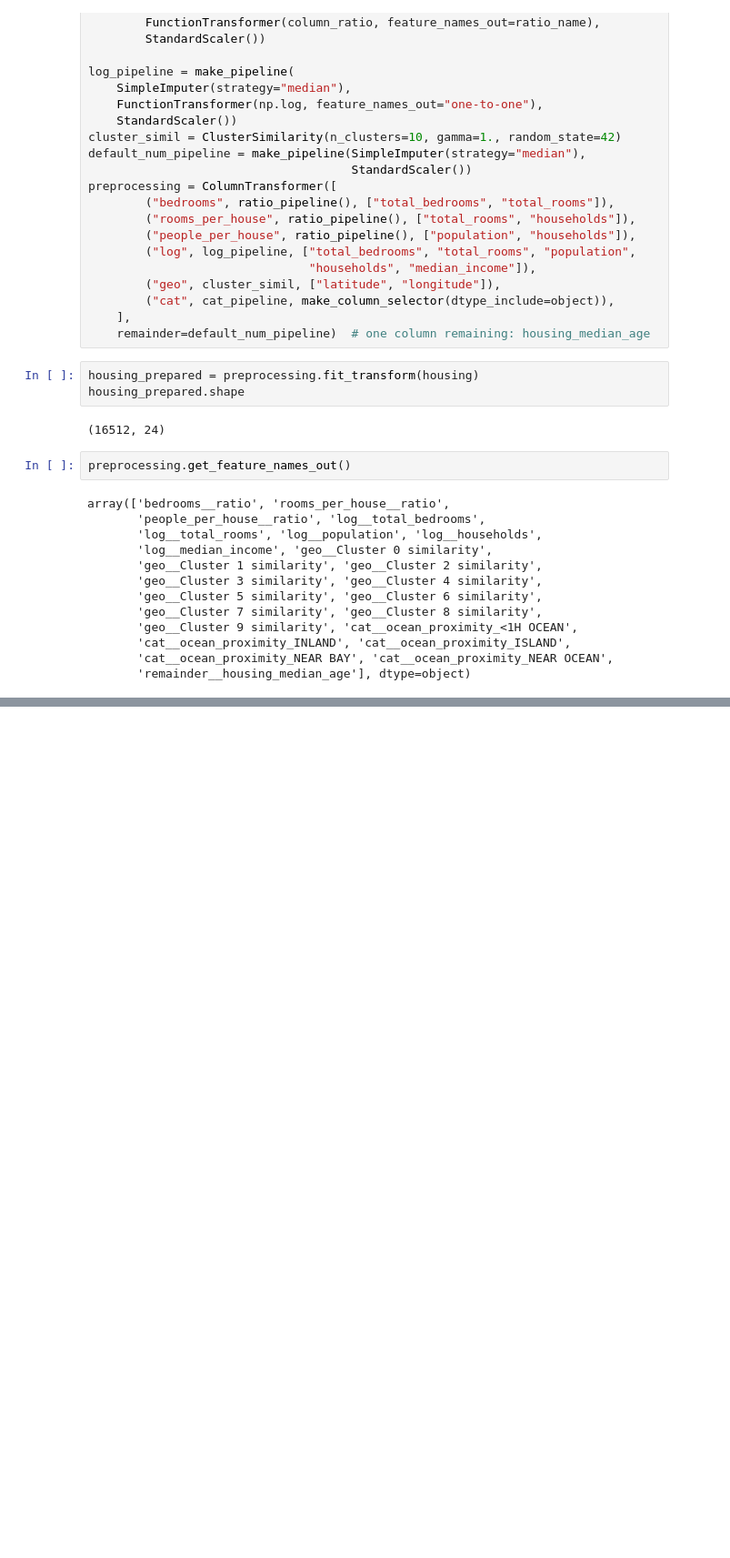
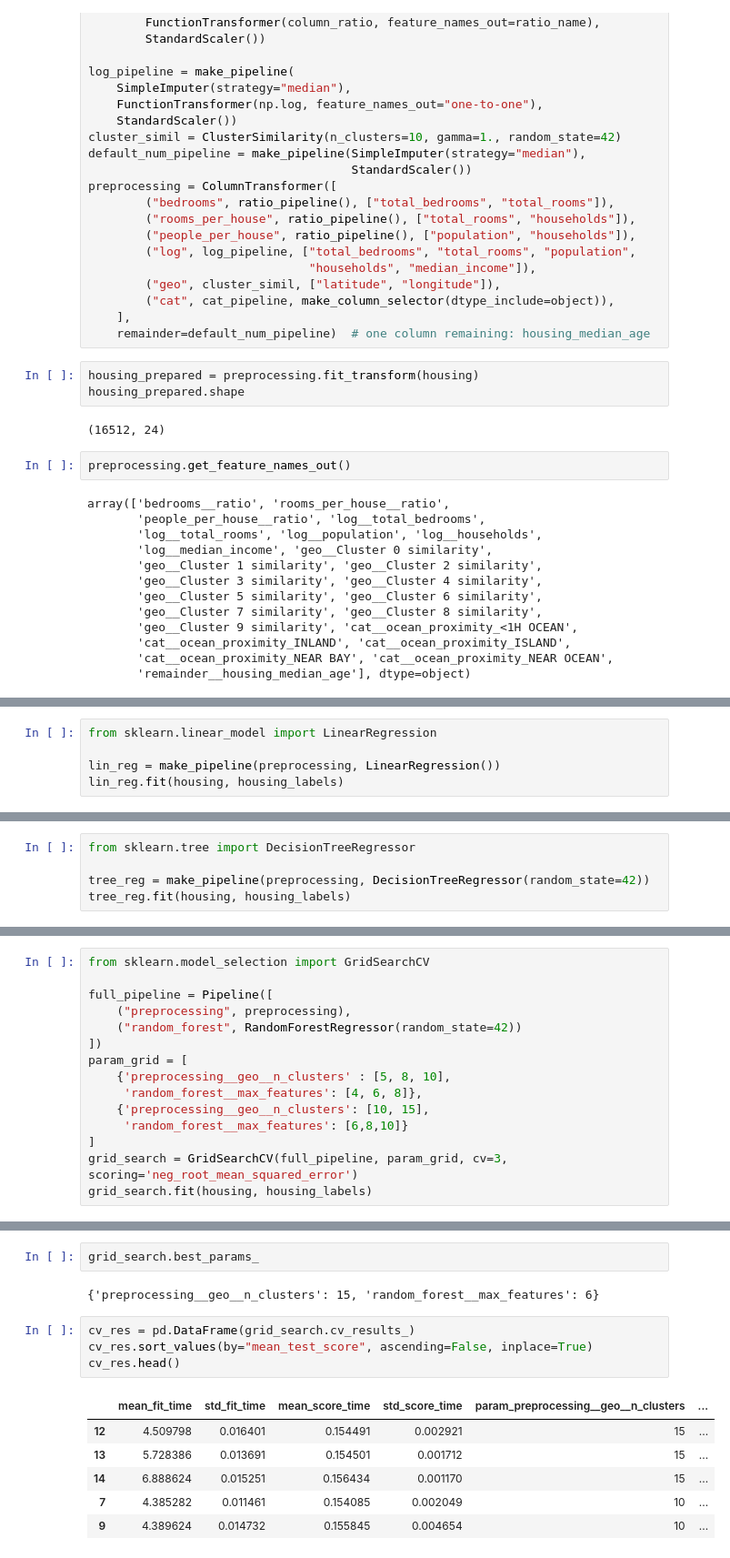
Before and after one commit to rickhall2000/ongoing-learning, a Jupyter notebook: Hands-On_Machine_Learning/ch2-end_to_end_ml_project.ipynb, the cells around one changed output, grey strips where cells are left out. Shown: that part at 91% size. Saved outputs shown, nothing was run; the diff lists cells and outputs as text; blank space fills up the shorter version.

```diff
--- a/Hands-On_Machine_Learning/ch2-end_to_end_ml_project.ipynb
+++ b/Hands-On_Machine_Learning/ch2-end_to_end_ml_project.ipynb
@@ -542,0 +548,5 @@ array(['bedrooms__ratio', 'rooms_per_house__ratio',
+# %%
+from sklearn.linear_model import LinearRegression
+
+lin_reg = make_pipeline(preprocessing, LinearRegression())
+lin_reg.fit(housing, housing_labels)
@@ -542,0 +584,5 @@ array(['bedrooms__ratio', 'rooms_per_house__ratio',
+# %%
+from sklearn.tree import DecisionTreeRegressor
+
+tree_reg = make_pipeline(preprocessing, DecisionTreeRegressor(random_state=42))
+tree_reg.fit(housing, housing_labels)
@@ -542,0 +641,15 @@ array(['bedrooms__ratio', 'rooms_per_house__ratio',
+# %%
+from sklearn.model_selection import GridSearchCV
+
+full_pipeline = Pipeline([
+    ("preprocessing", preprocessing),
+    ("random_forest", RandomForestRegressor(random_state=42))
+])
+param_grid = [
+    {'preprocessing__geo__n_clusters' : [5, 8, 10],
+     'random_forest__max_features': [4, 6, 8]},
+    {'preprocessing__geo__n_clusters': [10, 15],
+     'random_forest__max_features': [6,8,10]}
+]
+grid_search = GridSearchCV(full_pipeline, param_grid, cv=3, scoring='neg_root_mean_squared_error')
+grid_search.fit(housing, housing_labels)
@@ -542,0 +676,15 @@ array(['bedrooms__ratio', 'rooms_per_house__ratio',
+# %%
+grid_search.best_params_
+# %% [output]
+{'preprocessing__geo__n_clusters': 15, 'random_forest__max_features': 6}
+# %%
+cv_res = pd.DataFrame(grid_search.cv_results_)
+cv_res.sort_values(by="mean_test_score", ascending=False, inplace=True)
+cv_res.head()
+# %% [output]
+|  | mean_fit_time | std_fit_time | mean_score_time | std_score_time | param_preprocessing__geo__n_clusters | ... |
+| 12 | 4.509798 | 0.016401 | 0.154491 | 0.002921 | 15 | ... |
+| 13 | 5.728386 | 0.013691 | 0.154501 | 0.001712 | 15 | ... |
+| 14 | 6.888624 | 0.015251 | 0.156434 | 0.001170 | 15 | ... |
+| 7 | 4.385282 | 0.011461 | 0.154085 | 0.002049 | 10 | ... |
+| 9 | 4.389624 | 0.014732 | 0.155845 | 0.004654 | 10 | ... |
```
Also changed, not shown: parts of 24 cells of this notebook.
